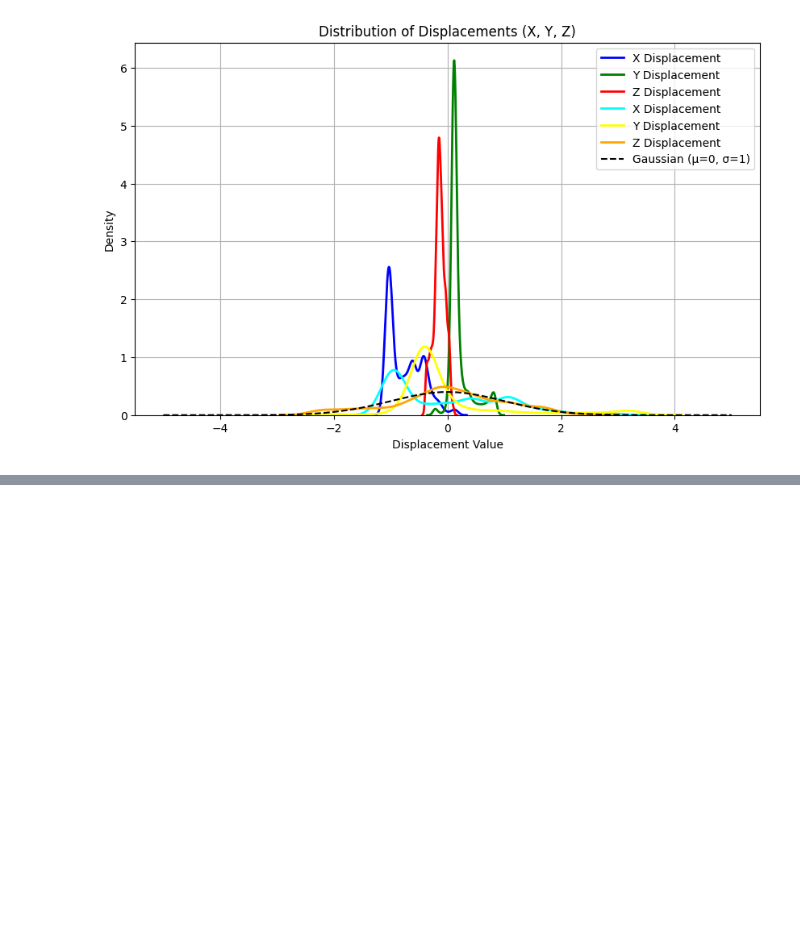
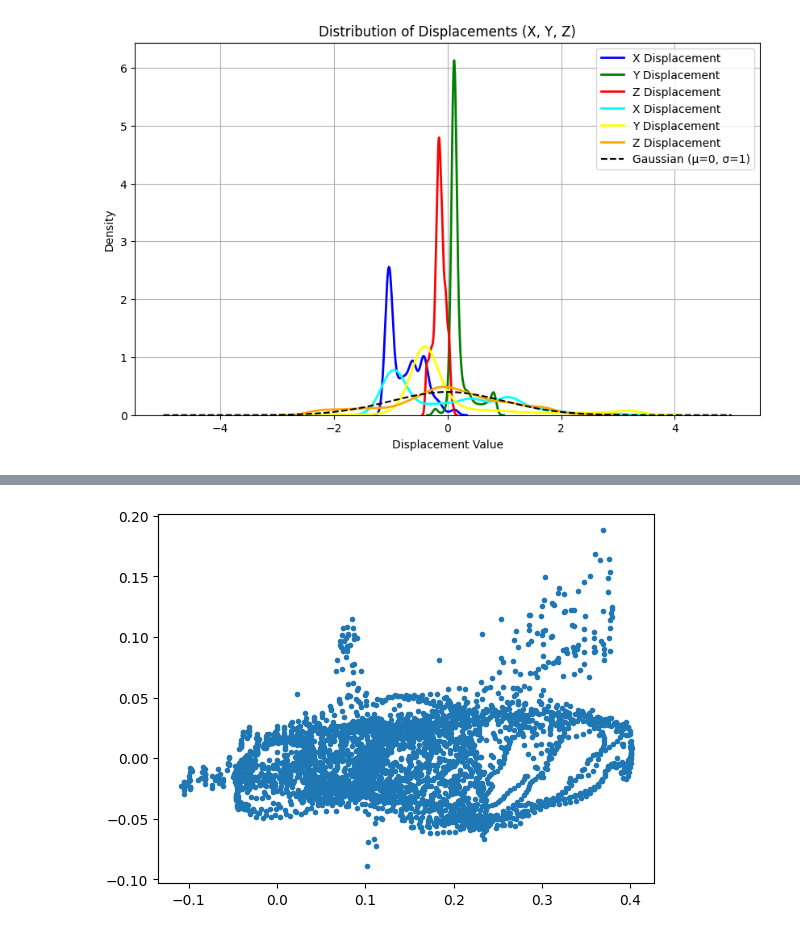
Before and after one commit to noor-malaika/lts-modulus, a Jupyter notebook: shell_mgn/eda.ipynb, the cells around one changed output, grey strips where cells are left out. Cells and saved outputs as stored; diff of their text form; code cells hidden in the pictures; blank space fills up the shorter version.

```diff
--- a/shell_mgn/eda.ipynb
+++ b/shell_mgn/eda.ipynb
@@ -120,0 +137,5 @@ plt.show()
+# %%
+plt.scatter(pv_mesh.point_data["disp_z"], pv_mesh.point_data["pred_disp_z"], marker='.')
+plt.show()
+# %% [output]
+[figure, added]
```
Also changed, not shown: parts of 3 cells of this notebook, 2 other files.
